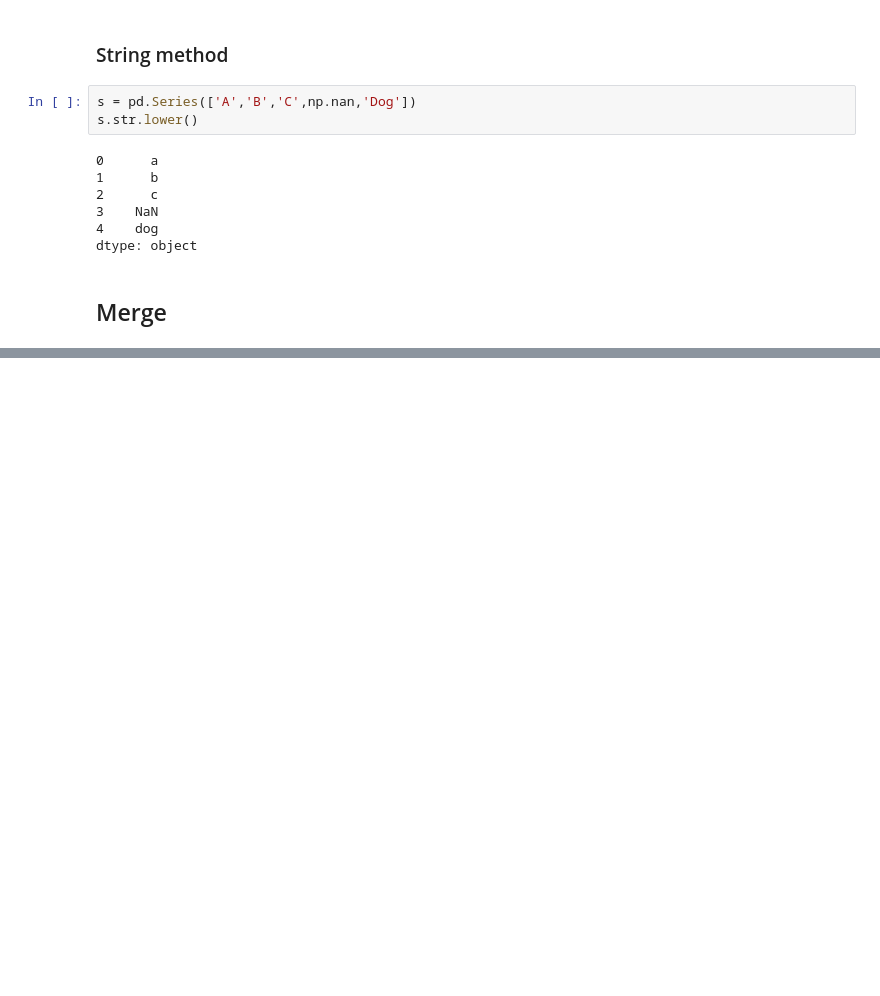
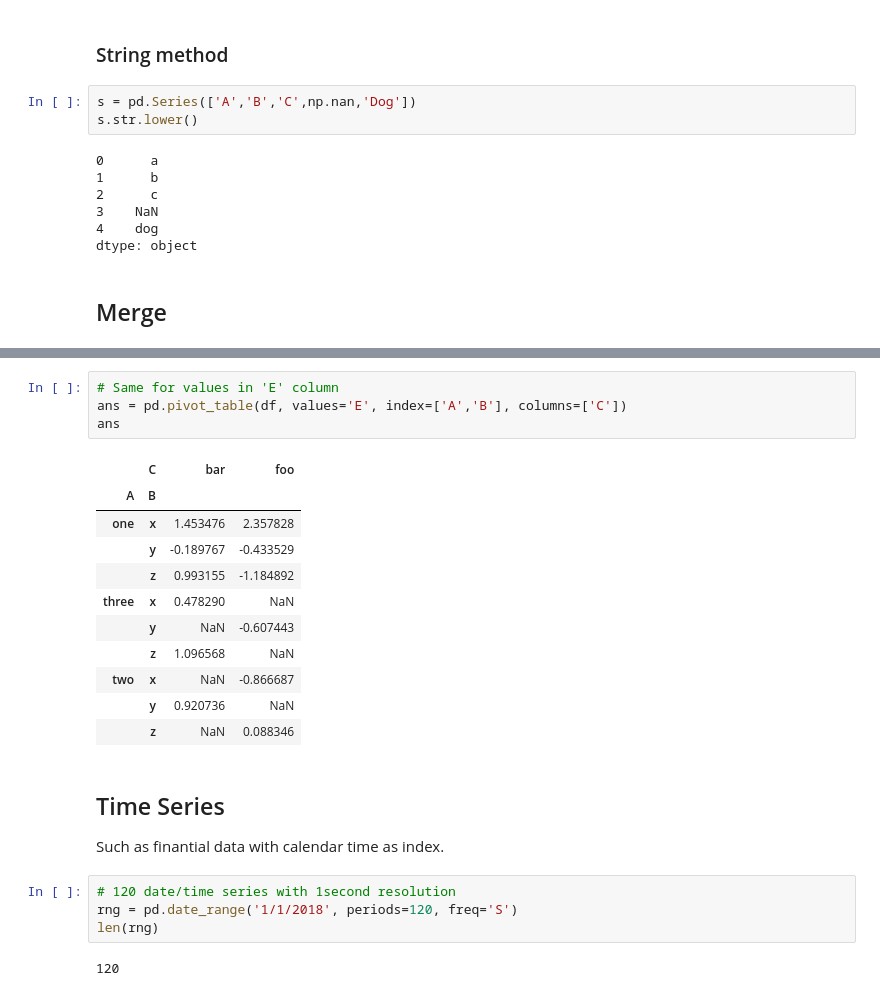
Before and after one commit to hnomura/python-study, a Jupyter notebook: pandas/intro-10min.ipynb, the cells around one changed output, grey strips where cells are left out. Cells and saved outputs as stored; diff of their text form; blank space fills up the shorter version.

```diff
--- a/pandas/intro-10min.ipynb
+++ b/pandas/intro-10min.ipynb
@@ -549,0 +859,25 @@ dtype: object
+# %%
+# Same for values in 'E' column
+ans = pd.pivot_table(df, values='E', index=['A','B'], columns=['C'])
+ans
+# %% [output]
+|  | C | bar | foo |
+| A | B |  |  |
+| one | x | 1.453476 | 2.357828 |
+|  | y | -0.189767 | -0.433529 |
+|  | z | 0.993155 | -1.184892 |
+| three | x | 0.478290 | NaN |
+|  | y | NaN | -0.607443 |
+|  | z | 1.096568 | NaN |
+| two | x | NaN | -0.866687 |
+|  | y | 0.920736 | NaN |
+|  | z | NaN | 0.088346 |
+# %% [markdown]
+## Time Series
+Such as finantial data with calendar time as index.
+# %%
+# 120 date/time series with 1second resolution
+rng = pd.date_range('1/1/2018', periods=120, freq='S')
+len(rng)
+# %% [output]
+120
```
Also changed, not shown: parts of 57 cells of this notebook, 1 other file.
